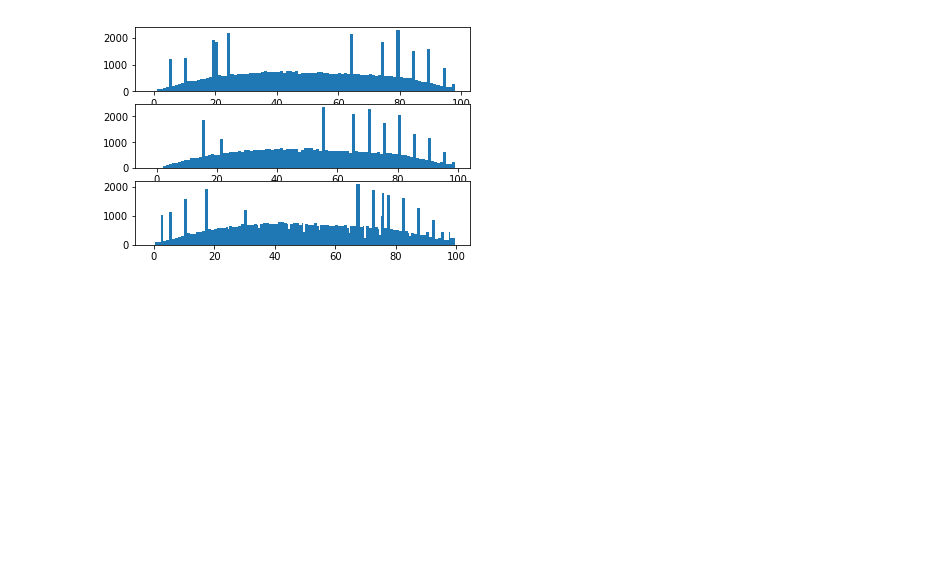
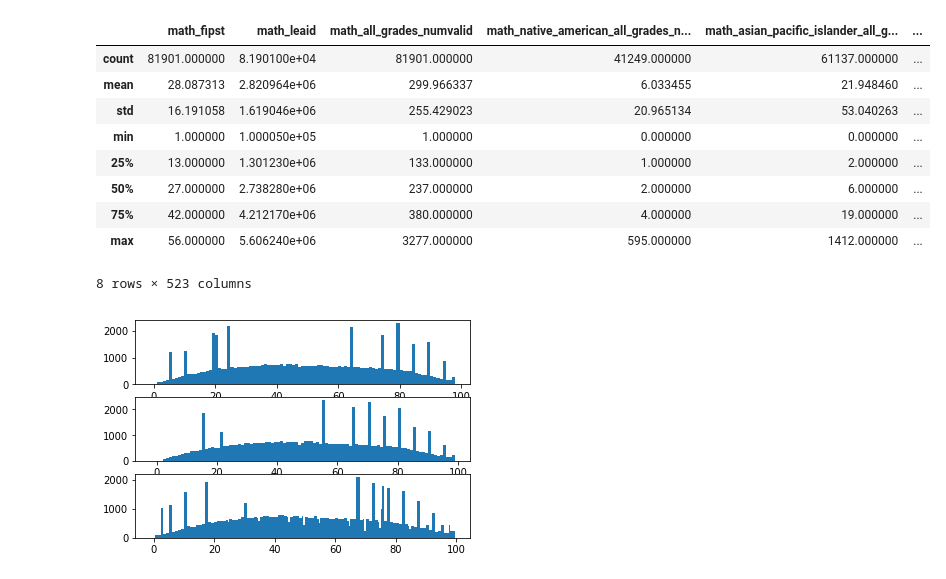
Before and after one commit to mrblithe-widener/Senior-Project-2018-2019, a Jupyter notebook: Models/Visualization.ipynb, the cells around one changed output. Drawn from its saved outputs; the diff is of its cells as text; code cells hidden in the pictures; blank space fills up the shorter version.

Commit message:
Added combined dataset using pandas

```diff
--- a/Models/Visualization.ipynb
+++ b/Models/Visualization.ipynb
@@ -9,6 +9,7 @@ math = pd.read_csv("../Data/math.csv")
 read = pd.read_csv("../Data/read.csv")
 business = pd.read_csv("../Data/BUSSINES.csv")
 geo = pd.read_csv("../Data/geo.csv", low_memory=False)
+funding = pd.read_csv("../Data/FUNDING.csv")
 income = pd.read_csv("../Data/income.csv")
 teachers = pd.read_csv("../Data/Teacher Ratios.csv")
 title1 = pd.read_csv("../Data/title1.csv")
@@ -16,7 +17,11 @@ title1 = pd.read_csv("../Data/title1.csv")
 math = math.set_index("math_ncessch")
 read = read.set_index("read_ncessch")
 business = business.set_index("zip_code")
+funding["ncesid"] = pd.to_numeric(funding["ncesid"], errors="coerce")
+funding = funding.set_index("ncesid")
 geo = geo.set_index("ncessch")
 income = income.set_index("zipcode")
+teachers["ncessch"] = teachers["ncessch"].astype(np.int64)
 teachers = teachers.set_index("ncessch")
+title1["ncessch"] = title1["ncessch"].astype(np.int64)
 title1 = title1.set_index("ncessch")
@@ -35,3 +48,22 @@ title1.describe()
+# %%
+combined = math.join([read,geo], how="inner")
+combined = combined.join(business[['num_establishments',"num_paid_employees", "first_quarter_payroll", "annual_payroll"]], how="inner", on="zip")
+combined = combined.join(funding.drop(["idcensus","name","conum","csa","cbsa","enroll"],1), how="inner", on="math_leaid")
+combined = combined.join(income.drop(["statefips",'state'], 1), how="inner", on="zip")
+combined = combined.join(teachers["num_full_time"], how="inner")
+combined = combined.join(title1[["title_i_status","title_i_eligibility","school_wide_title_i_eligibility","ntnl_school_lunch_program_status"]], how="inner")
+combined.describe()
+# %% [output]
+|  | math_fipst | math_leaid | math_all_grades_numvalid | math_native_american_all_grades_n... | math_asian_pacific_islander_all_g... | ... |
+| count | 81901.000000 | 8.190100e+04 | 81901.000000 | 41249.000000 | 61137.000000 | ... |
+| mean | 28.087313 | 2.820964e+06 | 299.966337 | 6.033455 | 21.948460 | ... |
+| std | 16.191058 | 1.619046e+06 | 255.429023 | 20.965134 | 53.040263 | ... |
+| min | 1.000000 | 1.000050e+05 | 1.000000 | 0.000000 | 0.000000 | ... |
+| 25% | 13.000000 | 1.301230e+06 | 133.000000 | 1.000000 | 2.000000 | ... |
+| 50% | 27.000000 | 2.738280e+06 | 237.000000 | 2.000000 | 6.000000 | ... |
+| 75% | 42.000000 | 4.212170e+06 | 380.000000 | 4.000000 | 19.000000 | ... |
+| max | 56.000000 | 5.606240e+06 | 3277.000000 | 595.000000 | 1412.000000 | ... |
+8 rows × 523 columns
 # %%
 def plotHistogram(col, plot):
     xs = list(set(col))
```
Also changed, not shown: parts of 2 cells of this notebook.
